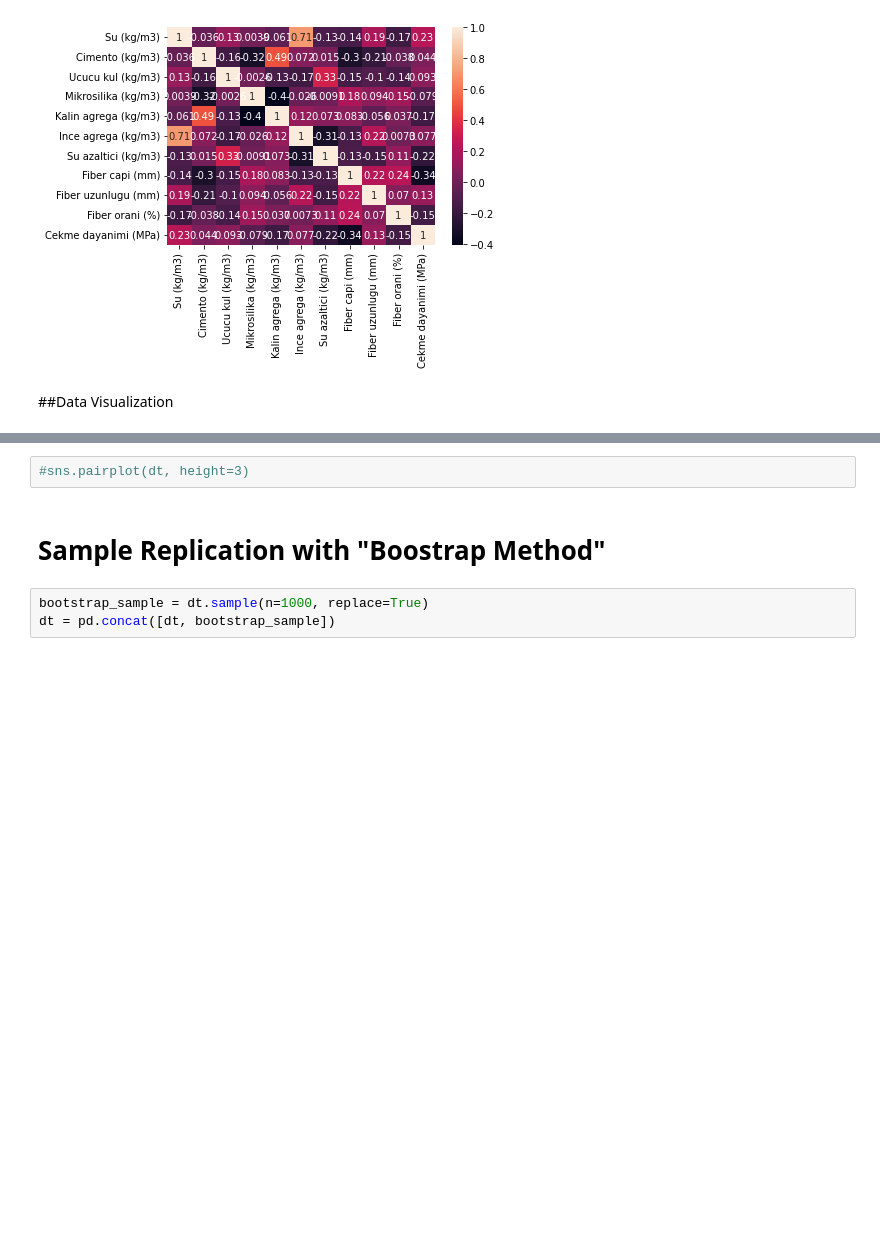
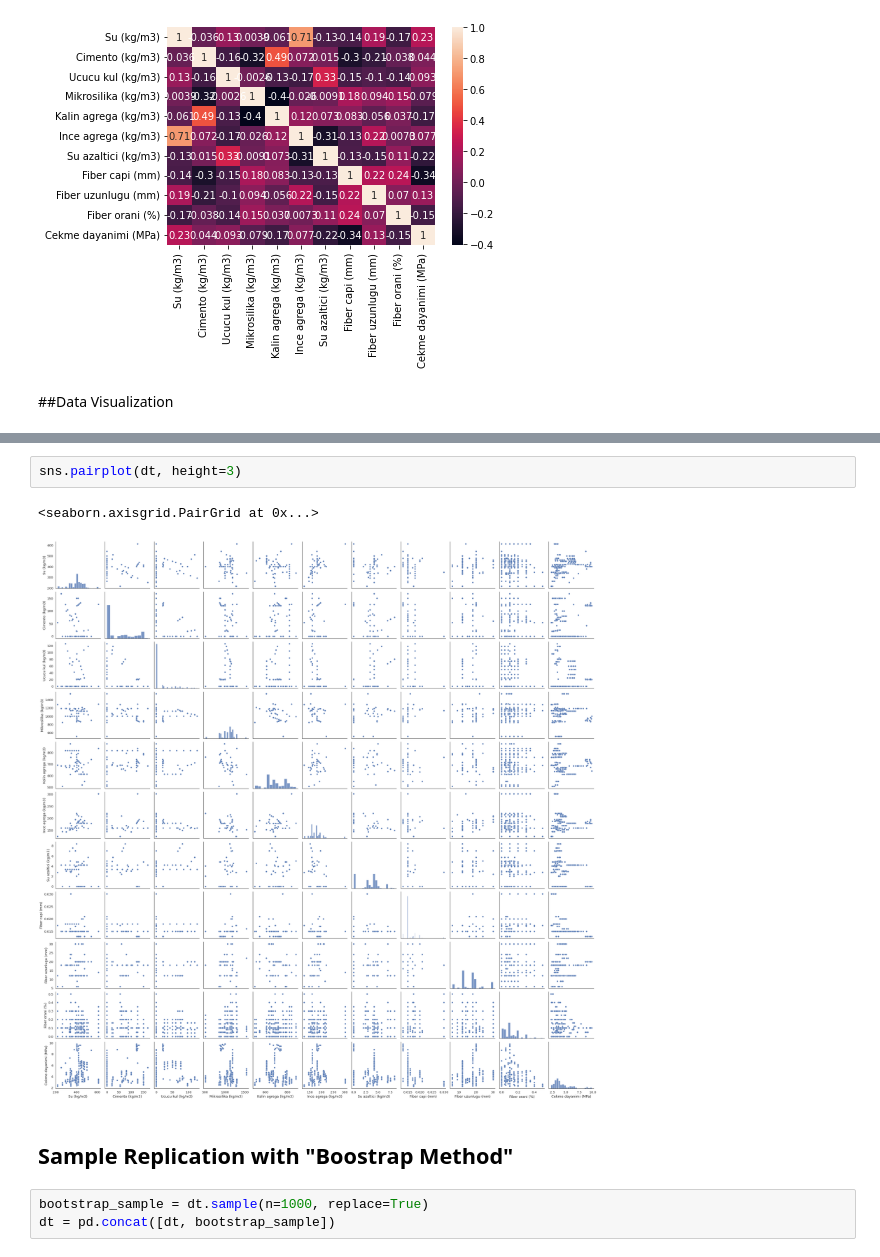
Before and after one commit to karahanmerves/BFRCA, a Jupyter notebook: BFRC_BOOSTRAP.ipynb, the cells around one changed output, grey strips where cells are left out. Drawn from its saved outputs; the diff is of its cells as text; blank space fills up the shorter version.

```diff
--- a/BFRC_BOOSTRAP.ipynb
+++ b/BFRC_BOOSTRAP.ipynb
@@ -100,7 +102,10 @@ sns.heatmap(corr, annot = True)
 # %%
-#sns.pairplot(dt, height=3)
+sns.pairplot(dt, height=3)
+# %% [output]
+<seaborn.axisgrid.PairGrid at 0x...>
+[figure, added]
 # %% [markdown]
-# Sample Replication with "Boostrap Method"
+## Sample Replication with "Boostrap Method"
 # %%
 bootstrap_sample = dt.sample(n=1000, replace=True)
 dt = pd.concat([dt, bootstrap_sample])
```
Also changed, not shown: parts of 20 cells of this notebook.
